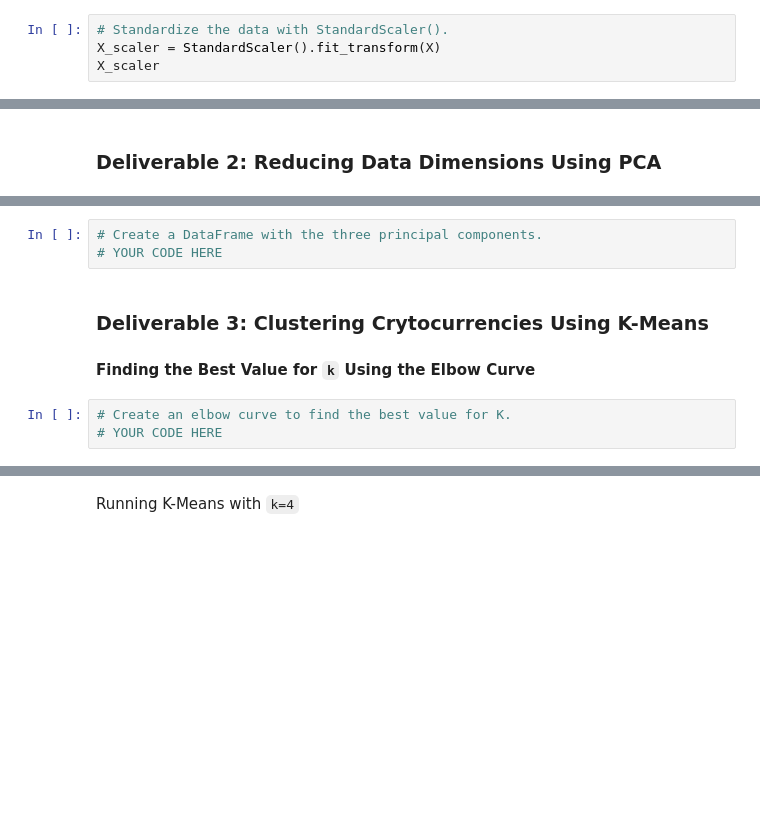
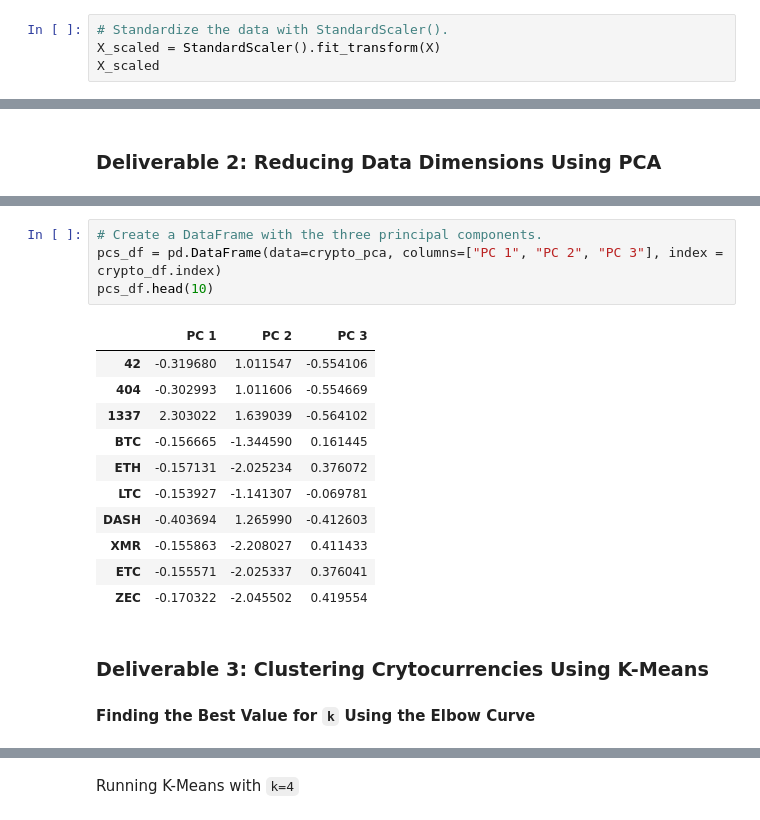
Before and after one commit to MMosquito/Cryptocurrencies, a Jupyter notebook: crypto_clustering.ipynb, the cells around one changed output, grey strips where cells are left out. Cells and saved outputs as stored; diff of their text form; blank space fills up the shorter version.

```diff
--- a/crypto_clustering.ipynb
+++ b/crypto_clustering.ipynb
@@ -151,8 +151,8 @@ X.head(10)
 10 rows × 98 columns
 # %%
 # Standardize the data with StandardScaler().
-X_scaler = StandardScaler().fit_transform(X)
-X_scaler
+X_scaled = StandardScaler().fit_transform(X)
+X_scaled
 # %% [output]
 array([[-0.11710817, -0.1528703 , -0.0433963 , ..., -0.0433963 ,
         -0.0433963 , -0.0433963 ],
@@ -175,10 +186,20 @@ array([[-0.11710817, -0.1528703 , -0.0433963 , ..., -0.0433963 ,
 # %%
 # Create a DataFrame with the three principal components.
-# YOUR CODE HERE
+pcs_df = pd.DataFrame(data=crypto_pca, columns=["PC 1", "PC 2", "PC 3"], index = crypto_df.index)
+pcs_df.head(10)
+# %% [output]
+|  | PC 1 | PC 2 | PC 3 |
+| 42 | -0.319680 | 1.011547 | -0.554106 |
+| 404 | -0.302993 | 1.011606 | -0.554669 |
+| 1337 | 2.303022 | 1.639039 | -0.564102 |
+| BTC | -0.156665 | -1.344590 | 0.161445 |
+| ETH | -0.157131 | -2.025234 | 0.376072 |
+| LTC | -0.153927 | -1.141307 | -0.069781 |
+| DASH | -0.403694 | 1.265990 | -0.412603 |
+| XMR | -0.155863 | -2.208027 | 0.411433 |
+| ETC | -0.155571 | -2.025337 | 0.376041 |
+| ZEC | -0.170322 | -2.045502 | 0.419554 |
 # %% [markdown]
 ### Deliverable 3: Clustering Crytocurrencies Using K-Means
 
 #### Finding the Best Value for `k` Using the Elbow Curve
-# %%
-# Create an elbow curve to find the best value for K.
-# YOUR CODE HERE
```
Also changed, not shown: parts of 4 cells of this notebook.
